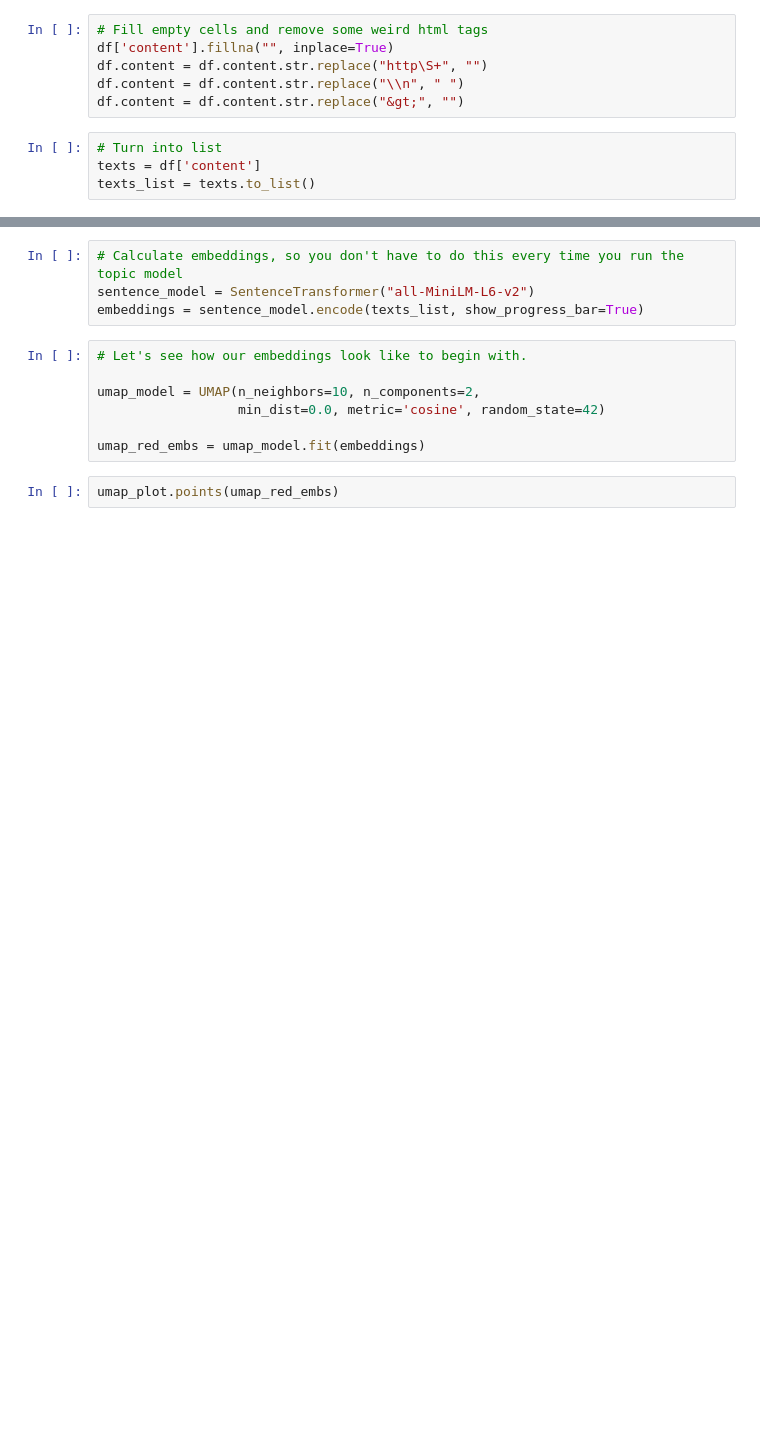
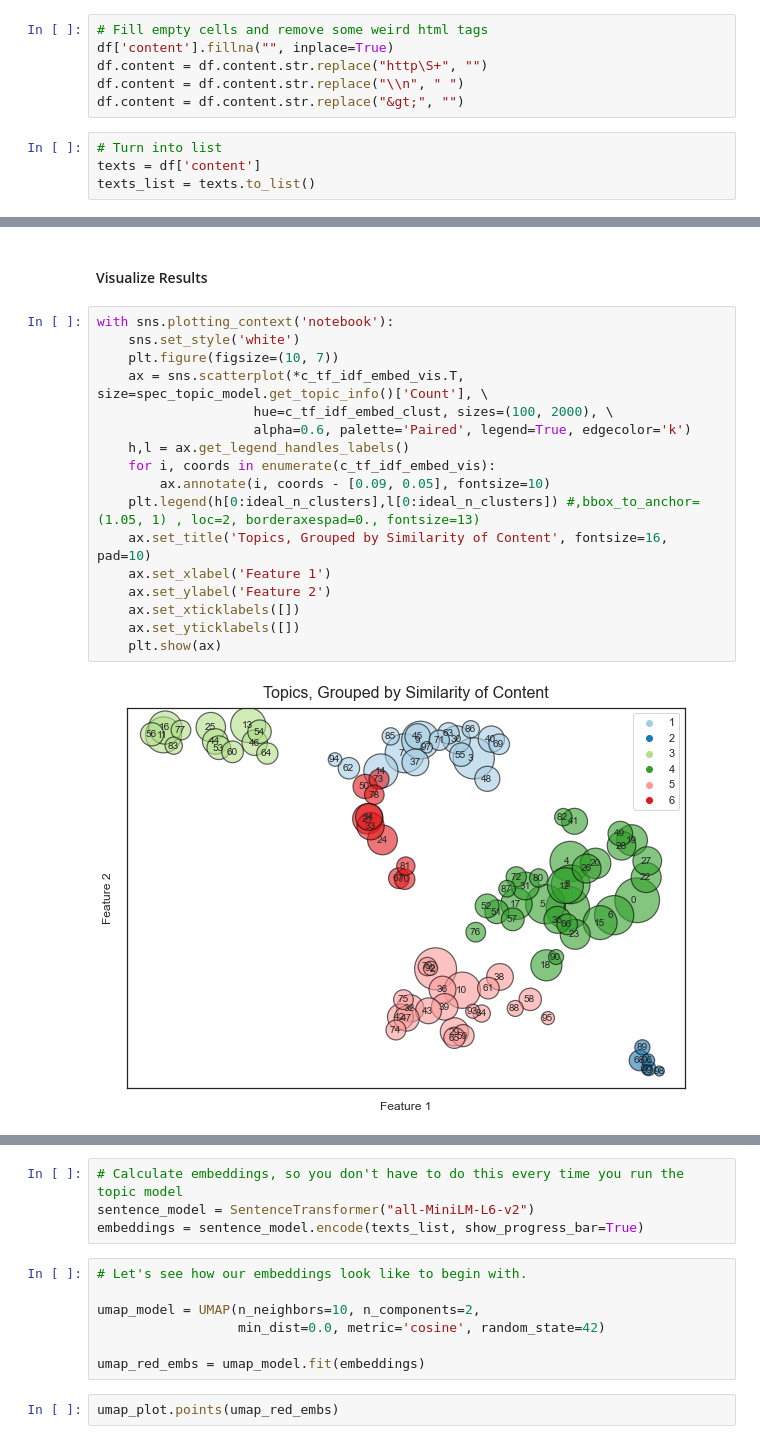
Before and after one commit to sssomani/statins_reddit, a Jupyter notebook: notebooks/BERTopic_statins.ipynb, the cells around one changed output, grey strips where cells are left out. Drawn from its saved outputs; the diff is of its cells as text; blank space fills up the shorter version.

```diff
--- a/notebooks/BERTopic_statins.ipynb
+++ b/notebooks/BERTopic_statins.ipynb
@@ -85,0 +148,21 @@ texts_list = texts.to_list()
+# %% [markdown]
+#### Visualize Results
+# %%
+with sns.plotting_context('notebook'):
+    sns.set_style('white')
+    plt.figure(figsize=(10, 7))
+    ax = sns.scatterplot(*c_tf_idf_embed_vis.T, size=spec_topic_model.get_topic_info()['Count'], \
+                    hue=c_tf_idf_embed_clust, sizes=(100, 2000), \
+                    alpha=0.6, palette='Paired', legend=True, edgecolor='k')
+    h,l = ax.get_legend_handles_labels()
+    for i, coords in enumerate(c_tf_idf_embed_vis):
+        ax.annotate(i, coords - [0.09, 0.05], fontsize=10)
+    plt.legend(h[0:ideal_n_clusters],l[0:ideal_n_clusters]) #,bbox_to_anchor=(1.05, 1) , loc=2, borderaxespad=0., fontsize=13)
+    ax.set_title('Topics, Grouped by Similarity of Content', fontsize=16, pad=10)
+    ax.set_xlabel('Feature 1')
+    ax.set_ylabel('Feature 2')
+    ax.set_xticklabels([])
+    ax.set_yticklabels([])
+    plt.show(ax)
+# %% [output]
+[figure, new version]
```
Also changed, not shown: parts of 130 cells of this notebook, 1 other file.
